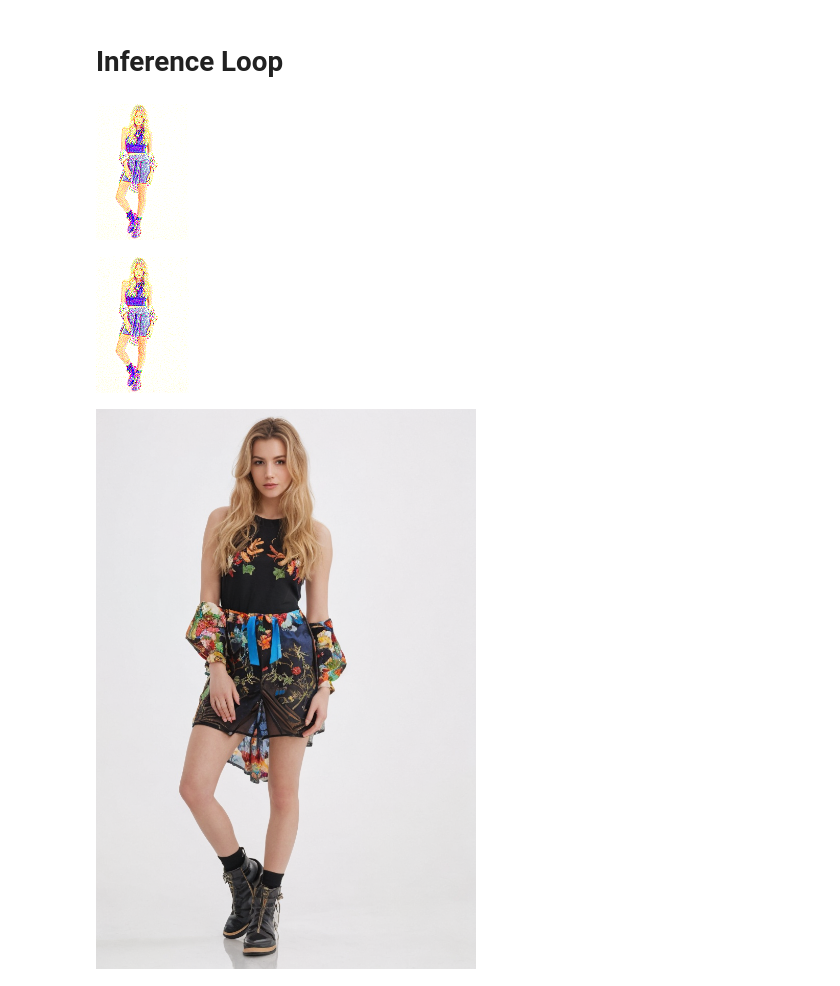
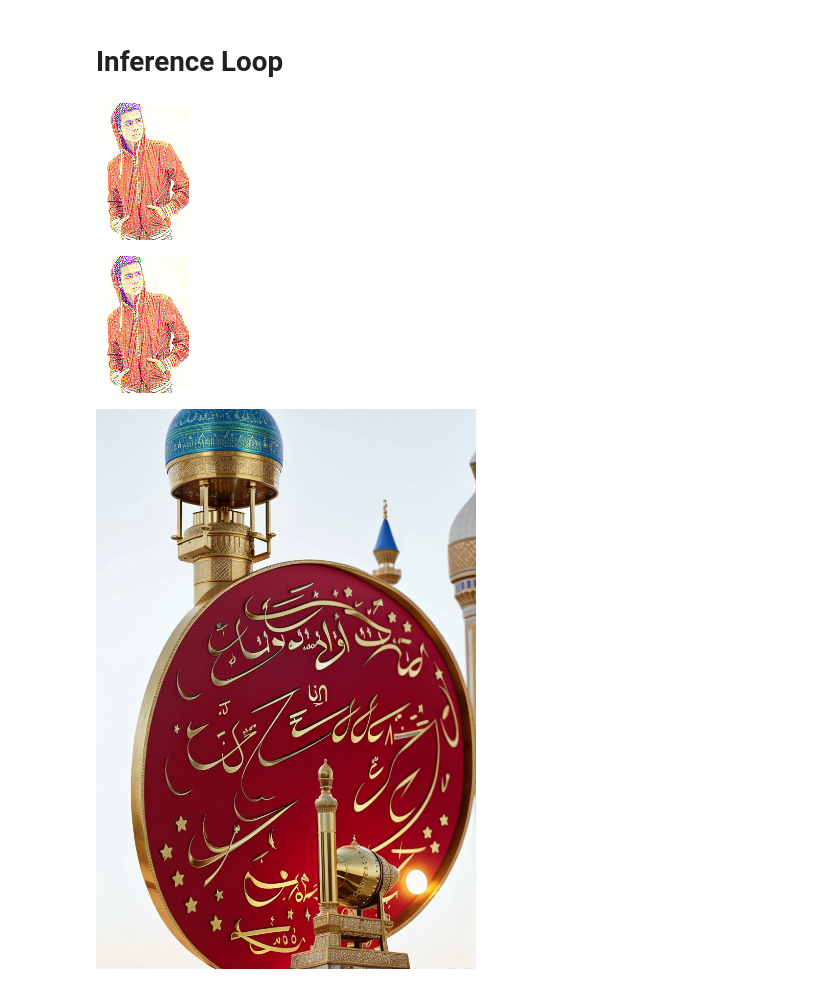
Before and after one commit to Person-Ad/Ad-Image-Generation, a Jupyter notebook: src/nbs/sd_img2img.ipynb, the cells around one changed output. Drawn from its saved outputs; the diff is of its cells as text; code cells hidden in the pictures.

```diff
--- a/src/nbs/sd_img2img.ipynb
+++ b/src/nbs/sd_img2img.ipynb
@@ -28,7 +28,7 @@ def _get_prompt_embeddings():
     tokenizer = CLIPTokenizer.from_pretrained("openai/clip-vit-large-patch14", torch_dtype=dtype)
     text_encoder = CLIPTextModel.from_pretrained("openai/clip-vit-large-patch14", torch_dtype=dtype)#.to(device)
 
-    prompt = "An ultra high-resolution, photorealistic image in 8K, A highly detailed photo, showcasing vivid colors and rich contrasts, portrait photo, perfect anatomy, 4k, high quality, full cloth"
+    prompt = "Ramadan Vibes, moon behind, holdening latent, ramdan atmosphere, ramadan cannon, quran, An ultra high-resolution, photorealistic image in 8K, A highly detailed photo, showcasing vivid colors and rich contrasts, portrait photo, perfect anatomy, 4k, high quality, full cloth"
     negative_prompt = "nudity (deformed iris, deformed pupils, semi-realistic, cgi, 3d, render, sketch, cartoon, drawing, anime), text, cropped, out of frame, worst quality, low quality, jpeg artifacts, ugly, duplicate, morbid, mutilated, extra fingers, mutated hands, poorly drawn hands, poorly drawn face, mutation, deformed, blurry, dehydrated, bad anatomy, bad proportions, extra limbs, cloned face, disfigured, gross proportions, malformed limbs, missing arms, missing legs, extra arms, extra legs, fused fingers, too many fingers, long neck"
 
     # Tokenize positive and negative prompts
@@ -63,7 +65,7 @@ def decode_vae(img_latents, vae):
 # %% [markdown]
 # Load HQ Image
 # %%
-img_path = TRAIN_PATH / "WOMEN_Skirts_id_00007488_02_1_front.png"
+img_path = TRAIN_PATH / "MEN_Jackets_Vests_id_00004882_02_1_front.png"
 img = Image.open(img_path)
 img.size
 # %% [output]
@@ -112,7 +114,7 @@ Defaulting to unsafe serialization. Pass `allow_pickle=False` to raise an error
 latents = encode_vae(img_clean, vae)
 show_images(latents.type(torch.float32))
 # %% [output]
-[figure, old version]
+[figure, new version]
 # %%
 # 2. add noise to latents
 noise = torch.randn_like(latents, device=device, dtype=dtype)
@@ -123,7 +125,7 @@ noisy_latents = scheduler.add_noise(latents, noise, torch.tensor([init_timestep]
 
 show_images(noisy_latents.type(torch.float32))
 # %% [output]
-[figure, old version]
+[figure, new version]
 # %%
 # 1. generate latents
 latents = encode_vae(img_clean, vae)
@@ -131,32 +133,32 @@ latents = encode_vae(img_clean, vae)
 noise = torch.randn_like(latents, device=device, dtype=dtype)
 
 start_step = 10
-scheduler.set_timesteps(30)
+scheduler.set_timesteps(50)
 noisy_latents = scheduler.add_noise(latents, noise, timesteps=torch.tensor([scheduler.timesteps[start_step]]))
 
 #3. denoising loop
 bs = noisy_latents.shape[0] # batch size
 guidance_scale = 2.0
 
 embeddings = torch.cat([
                         positive_embeddings.repeat(bs, 1, 1),
                         negative_embeddings.repeat(bs, 1, 1)
 ])
 
 latents_ = noisy_latents.clone()
 for i, t in enumerate(tqdm(scheduler.timesteps)):
     if i >= start_step: ######
         latents_in = torch.cat([latents_] * 2)
         latents_in = scheduler.scale_model_input(latents_in, t)
         with torch.no_grad():
             noise_pred = unet(latents_in, t, encoder_hidden_states=embeddings).sample
 
         noise_pos, noise_neg = noise_pred.chunk(2)
         noise_pred = noise_neg + guidance_scale * (noise_pos - noise_neg)
         latents_ = scheduler.step(noise_pred, t, latents_).prev_sample
 
 
 pred = decode_vae(latents_, vae)
 show_images(pred.type(torch.float32))
 # %% [output]
-[figure, old version]
+[figure, new version]
```
Also changed, not shown: parts of 2 cells of this notebook, 14 other files.
